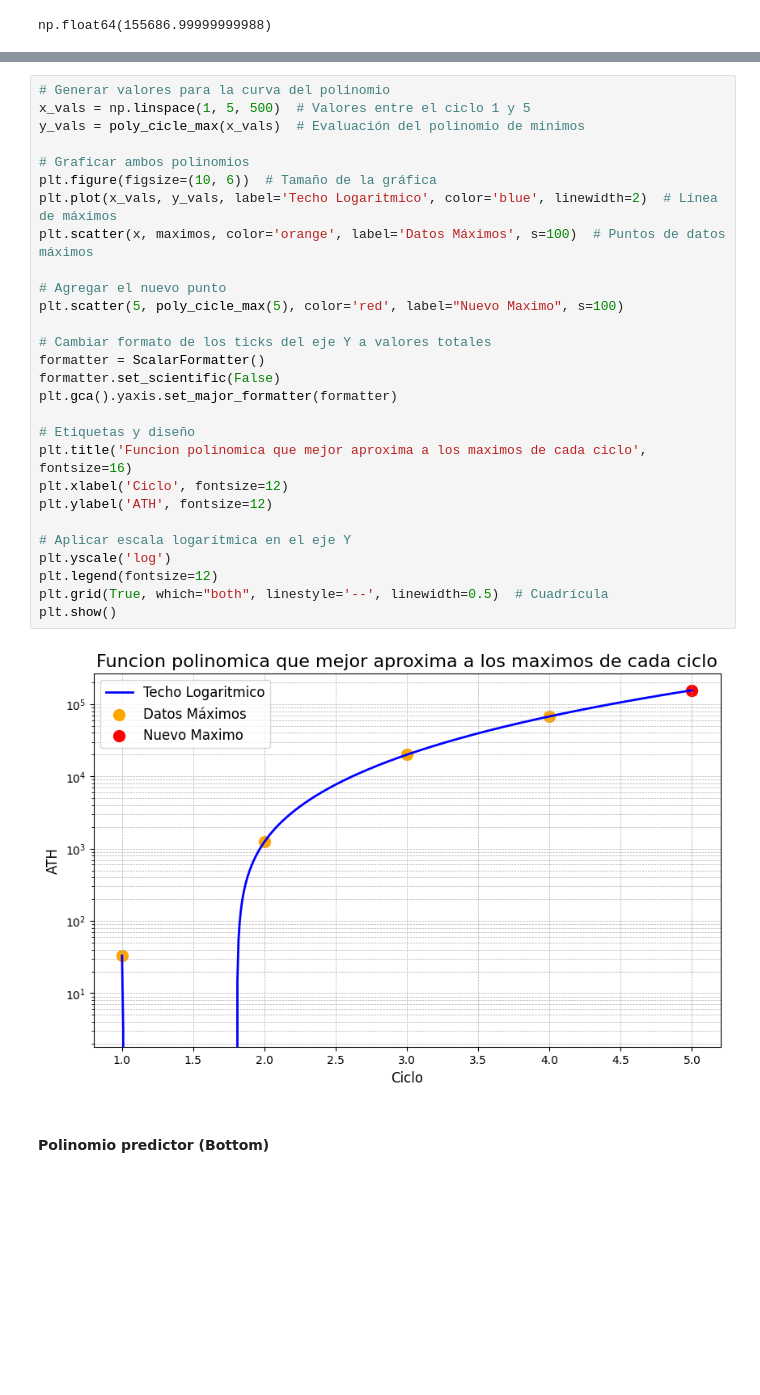
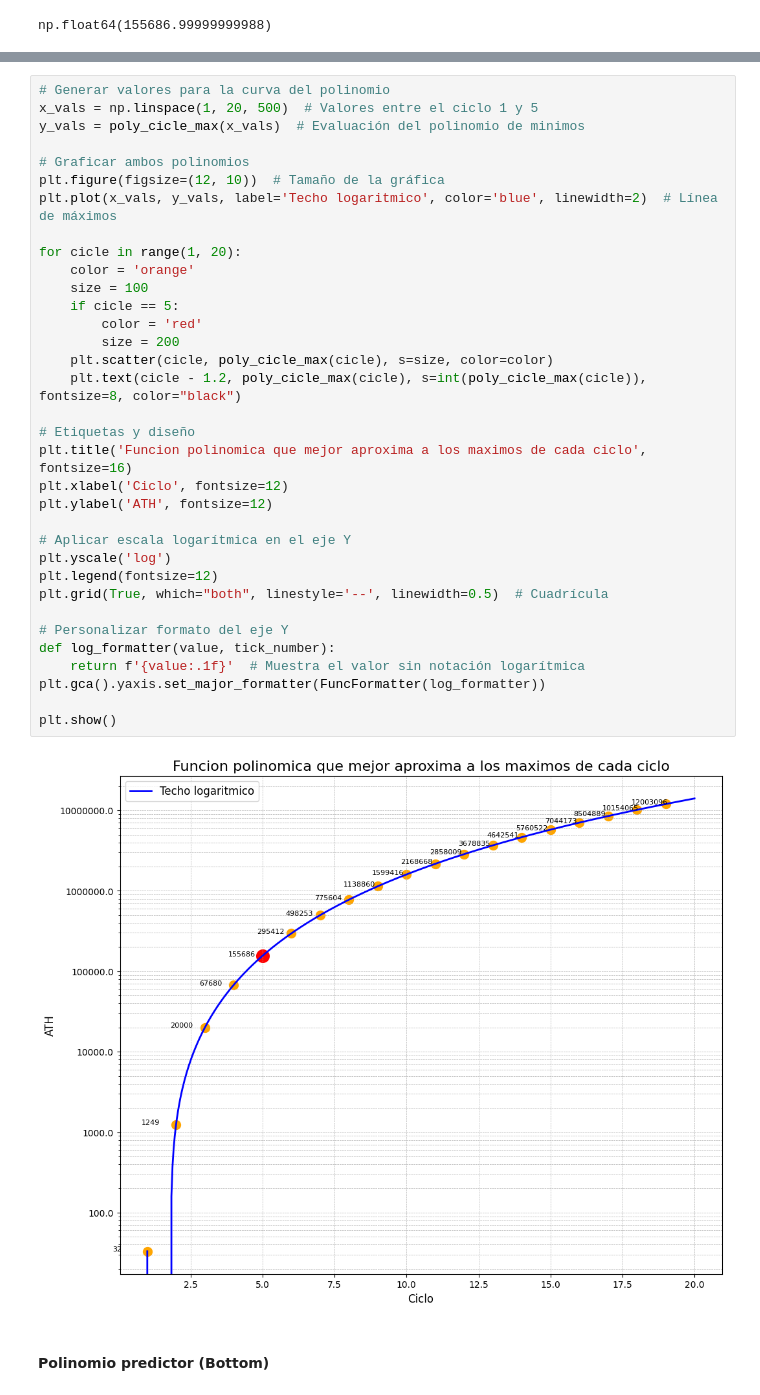
Before and after one commit to sebastianripari/analisis_bitcoin, a Jupyter notebook: polinomio_predictor.ipynb, the cells around one changed output, grey strips where cells are left out. Drawn from its saved outputs; the diff is of its cells as text; blank space fills up the shorter version.

Commit message:
agrego mas ciclos de mercado

```diff
--- a/polinomio_predictor.ipynb
+++ b/polinomio_predictor.ipynb
@@ -71,33 +85,39 @@ np.float64(2.29691211401425)
 # %%
 # Generar valores para la curva del polinomio
-x_vals = np.linspace(1, 5, 500)  # Valores entre el ciclo 1 y 5
+x_vals = np.linspace(1, 20, 500)  # Valores entre el ciclo 1 y 5
 y_vals = poly_cicle_max(x_vals)  # Evaluación del polinomio de minimos
 
 # Graficar ambos polinomios
-plt.figure(figsize=(10, 6))  # Tamaño de la gráfica
-plt.plot(x_vals, y_vals, label='Techo Logaritmico', color='blue', linewidth=2)  # Línea de máximos
-plt.scatter(x, maximos, color='orange', label='Datos Máximos', s=100)  # Puntos de datos máximos
+plt.figure(figsize=(12, 10))  # Tamaño de la gráfica
+plt.plot(x_vals, y_vals, label='Techo logaritmico', color='blue', linewidth=2)  # Línea de máximos
 
-# Agregar el nuevo punto
-plt.scatter(5, poly_cicle_max(5), color='red', label="Nuevo Maximo", s=100)
-
-# Cambiar formato de los ticks del eje Y a valores totales
-formatter = ScalarFormatter()
-formatter.set_scientific(False)
-plt.gca().yaxis.set_major_formatter(formatter)
+for cicle in range(1, 20):
+    color = 'orange'
+    size = 100
+    if cicle == 5:
+        color = 'red'
+        size = 200
+    plt.scatter(cicle, poly_cicle_max(cicle), s=size, color=color)
+    plt.text(cicle - 1.2, poly_cicle_max(cicle), s=int(poly_cicle_max(cicle)), fontsize=8, color="black")
 
 # Etiquetas y diseño
 plt.title('Funcion polinomica que mejor aproxima a los maximos de cada ciclo', fontsize=16)
 plt.xlabel('Ciclo', fontsize=12)
 plt.ylabel('ATH', fontsize=12)
 
 # Aplicar escala logarítmica en el eje Y
 plt.yscale('log')
 plt.legend(fontsize=12)
 plt.grid(True, which="both", linestyle='--', linewidth=0.5)  # Cuadrícula
+
+# Personalizar formato del eje Y
+def log_formatter(value, tick_number):
+    return f'{value:.1f}'  # Muestra el valor sin notación logarítmica
+plt.gca().yaxis.set_major_formatter(FuncFormatter(log_formatter))
+
 plt.show()
 # %% [output]
-[figure, old version]
+[figure, new version]
 # %% [markdown]
 #### Polinomio predictor (Bottom)
 # %%
```
Also changed, not shown: parts of 10 cells of this notebook.
